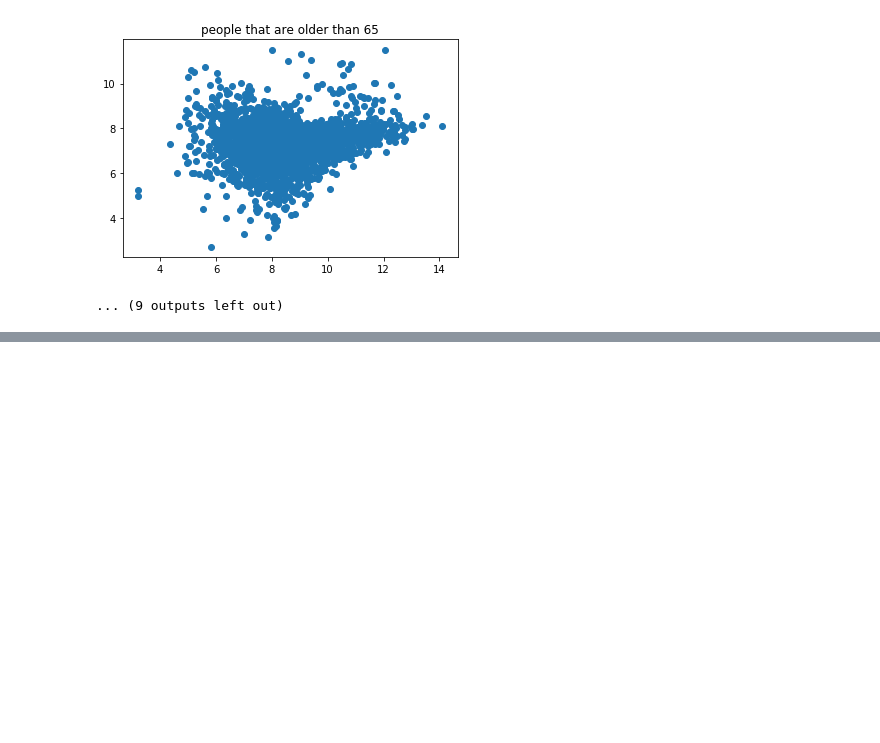
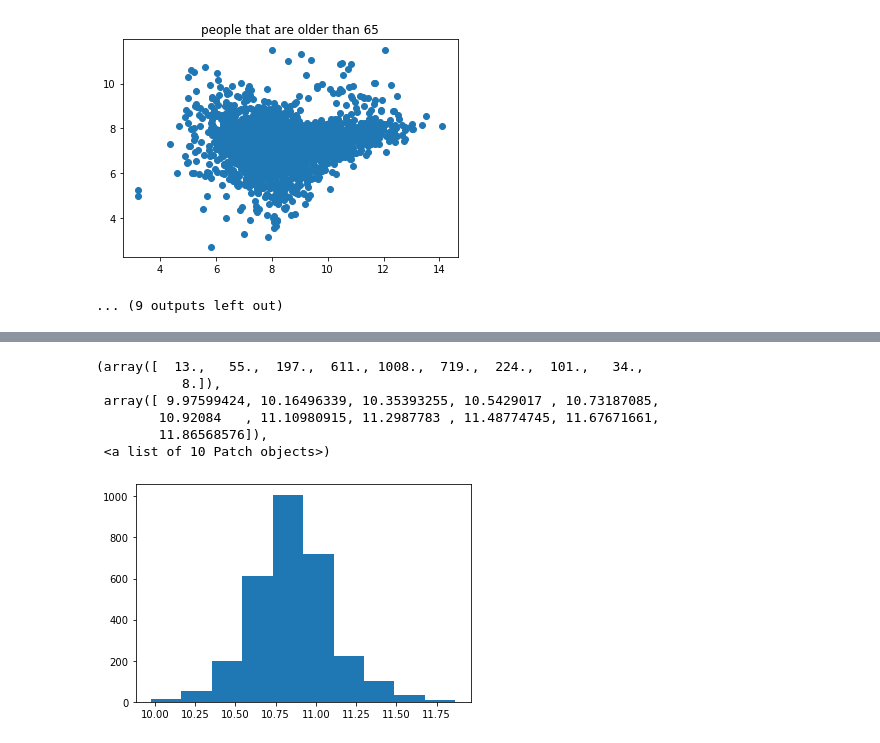
Before and after one commit to HenryDorsey/ConsultingProject, a Jupyter notebook: scratch.ipynb, the cells around one changed output, grey strips where cells are left out. Drawn from its saved outputs; the diff is of its cells as text; code cells hidden in the pictures; blank space fills up the shorter version.

```diff
--- a/scratch.ipynb
+++ b/scratch.ipynb
@@ -429,0 +429,4 @@ NameError: name 'county_spending' is not defined
+# %%
+newacs = pd.read_csv('newACS.csv', index_col=0)
+merged_df = pd.read_csv('merged_df.csv', index_col=0)
+joined = pd.read_csv('ACS5k_plus.csv', index_col=0)
@@ -429,0 +469,10 @@ NameError: name 'county_spending' is not defined
+# %%
+plt.hist((np.log(merged_df['median household income'])))
+# %% [output]
+(array([  13.,   55.,  197.,  611., 1008.,  719.,  224.,  101.,   34.,
+           8.]),
+ array([ 9.97599424, 10.16496339, 10.35393255, 10.5429017 , 10.73187085,
+        10.92084   , 11.10980915, 11.2987783 , 11.48774745, 11.67671661,
+        11.86568576]),
+ <a list of 10 Patch objects>)
+[figure, added]
```
Also changed, not shown: parts of 10 cells of this notebook, 1 other file.
